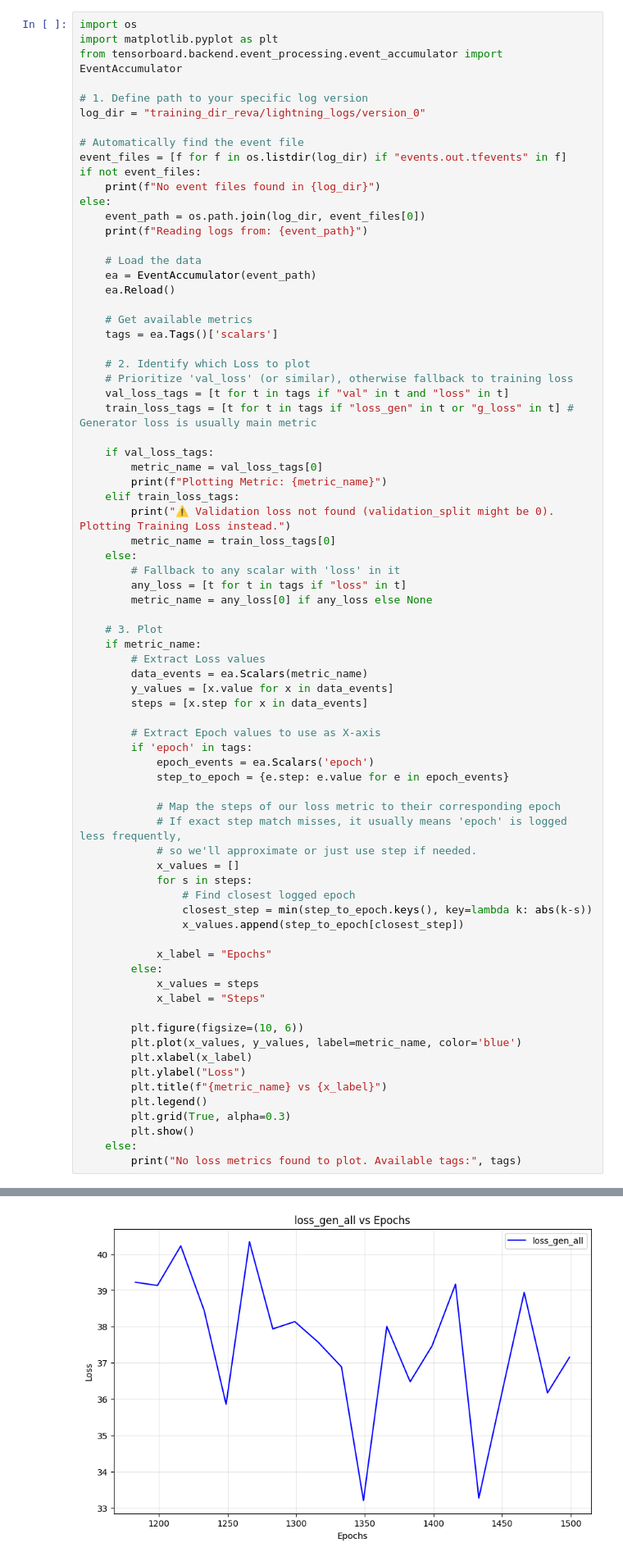
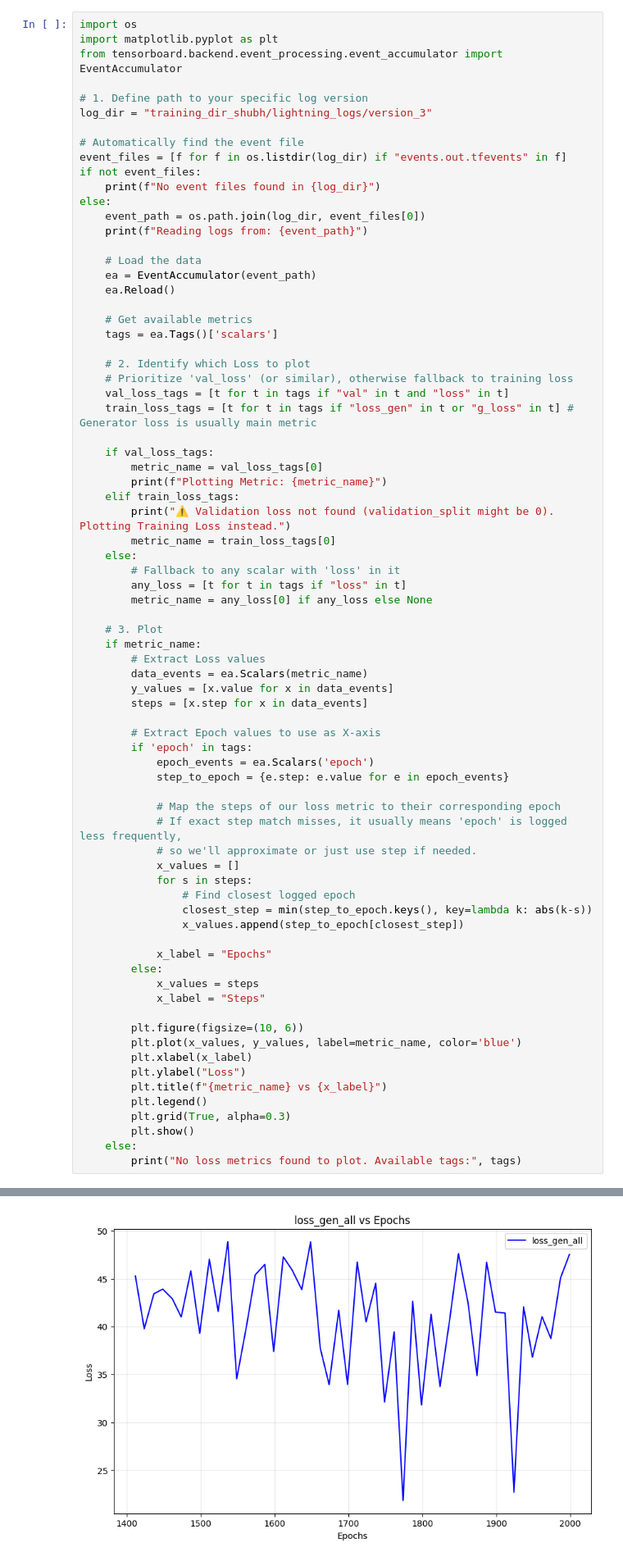
Before and after one commit to dev-rutwik26/piper_training_rk, a Jupyter notebook: scripts/TTS_dataset_preprocess.ipynb, the cells around one changed output, grey strips where cells are left out. Shown at 82% size. Drawn from its saved outputs; the diff is of its cells as text.

```diff
--- a/scripts/TTS_dataset_preprocess.ipynb
+++ b/scripts/TTS_dataset_preprocess.ipynb
@@ -387,7 +387,7 @@ import matplotlib.pyplot as plt
 from tensorboard.backend.event_processing.event_accumulator import EventAccumulator
 
 # 1. Define path to your specific log version
-log_dir = "training_dir_reva/lightning_logs/version_0"
+log_dir = "training_dir_shubh/lightning_logs/version_3"
 
 # Automatically find the event file
 event_files = [f for f in os.listdir(log_dir) if "events.out.tfevents" in f]
@@ -461,2 +461,2 @@ Reading logs from: training_dir_rutwik/lightning_logs/version_8/events.out.tfeve
 ⚠️ Validation loss not found (validation_split might be 0). Plotting Training Loss instead.
-[figure, old version]
+[figure, new version]
```
Also changed, not shown: parts of 4 cells of this notebook, 32 other files.
